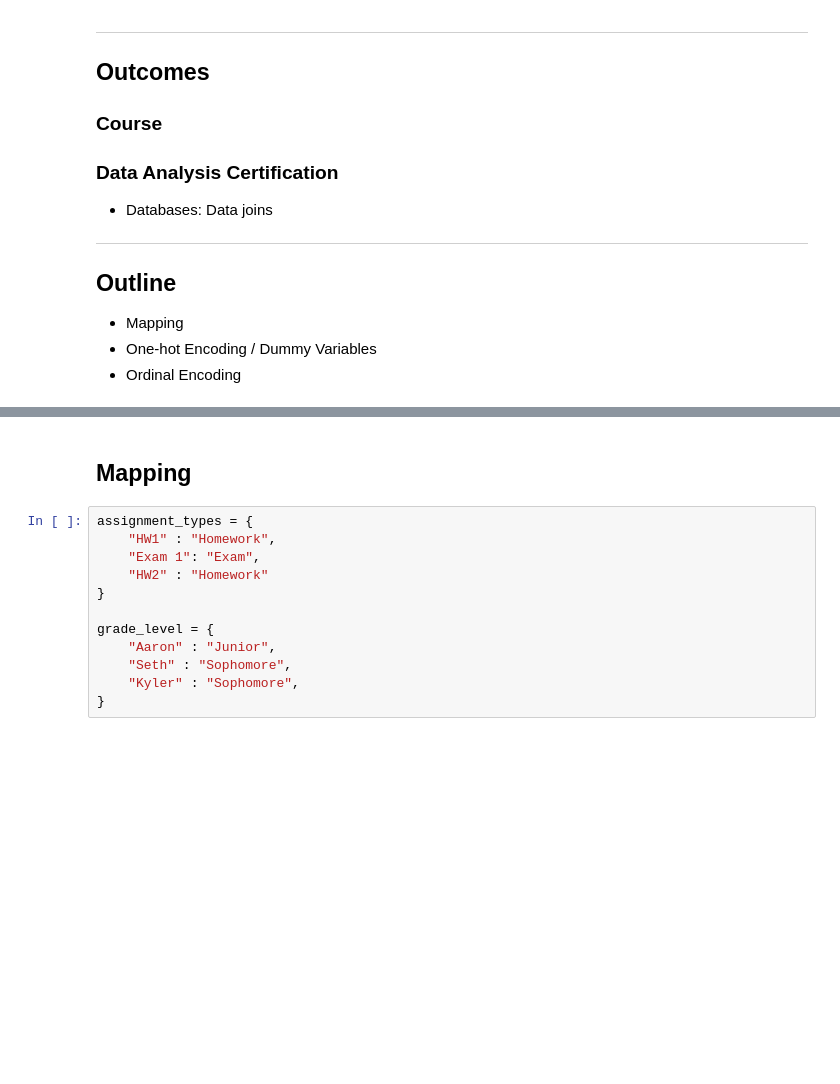
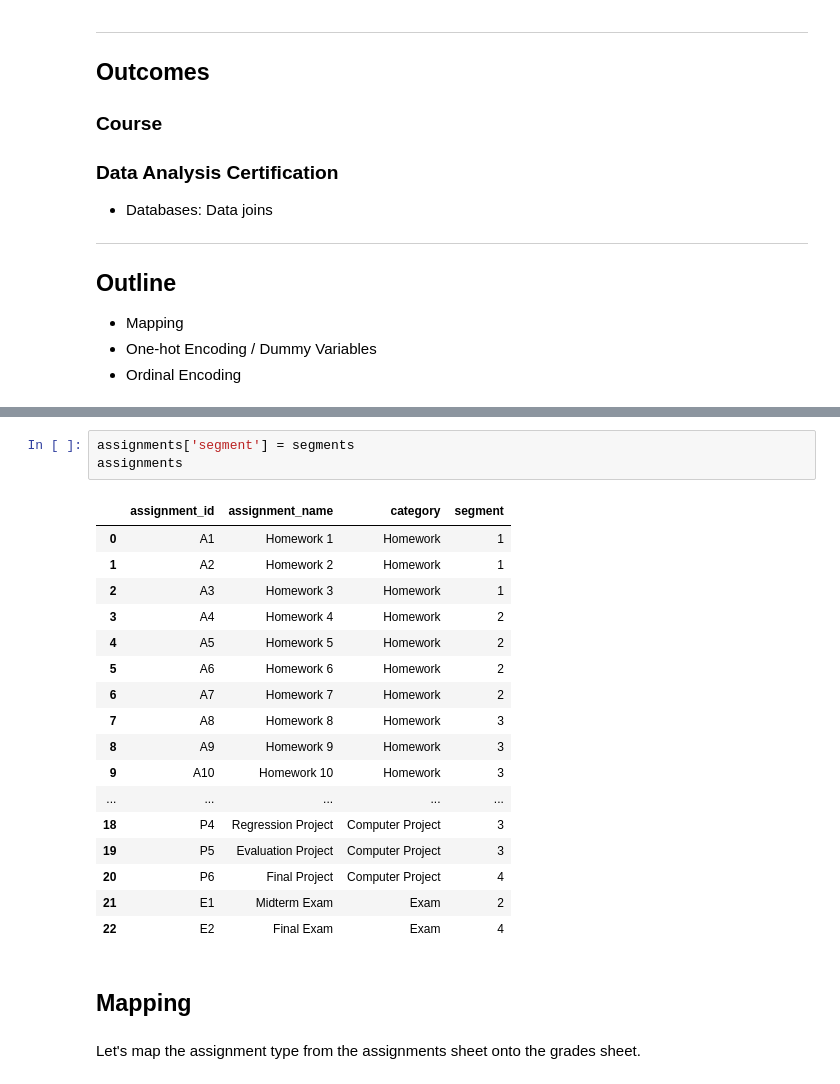
Before and after one commit to drolsonmi/math3080, a Jupyter notebook: Notes/10_DataWrangling1.ipynb, the cells around one changed output, grey strips where cells are left out. Saved outputs shown, nothing was run; the diff lists cells and outputs as text; blank space fills up the shorter version.

```diff
--- a/Notes/10_DataWrangling1.ipynb
+++ b/Notes/10_DataWrangling1.ipynb
@@ -31,14 +129,25 @@ grades
+# %%
+assignments['segment'] = segments
+assignments
+# %% [output]
+|  | assignment_id | assignment_name | category | segment |
+| 0 | A1 | Homework 1 | Homework | 1 |
+| 1 | A2 | Homework 2 | Homework | 1 |
+| 2 | A3 | Homework 3 | Homework | 1 |
+| 3 | A4 | Homework 4 | Homework | 2 |
+| 4 | A5 | Homework 5 | Homework | 2 |
+| 5 | A6 | Homework 6 | Homework | 2 |
+| 6 | A7 | Homework 7 | Homework | 2 |
+| 7 | A8 | Homework 8 | Homework | 3 |
+| 8 | A9 | Homework 9 | Homework | 3 |
+| 9 | A10 | Homework 10 | Homework | 3 |
+| ... | ... | ... | ... | ... |
+| 18 | P4 | Regression Project | Computer Project | 3 |
+| 19 | P5 | Evaluation Project | Computer Project | 3 |
+| 20 | P6 | Final Project | Computer Project | 4 |
+| 21 | E1 | Midterm Exam | Exam | 2 |
+| 22 | E2 | Final Exam | Exam | 4 |
 # %% [markdown]
 ## Mapping
-# %%
-assignment_types = {
-    "HW1" : "Homework",
-    "Exam 1": "Exam",
-    "HW2" : "Homework"
-}
-
-grade_level = {
-    "Aaron" : "Junior",
-    "Seth" : "Sophomore",
-    "Kyler" : "Sophomore",
-}
+# %% [markdown]
+Let's map the assignment type from the assignments sheet onto the grades sheet.
```
Also changed, not shown: parts of 27 cells of this notebook.
